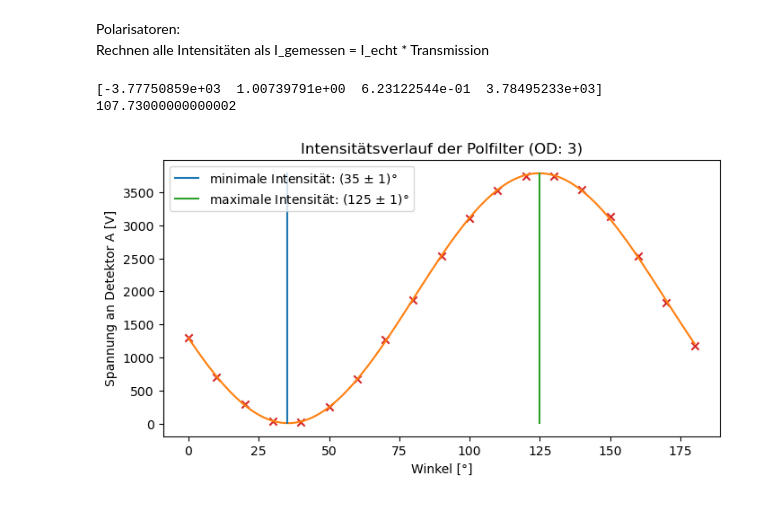
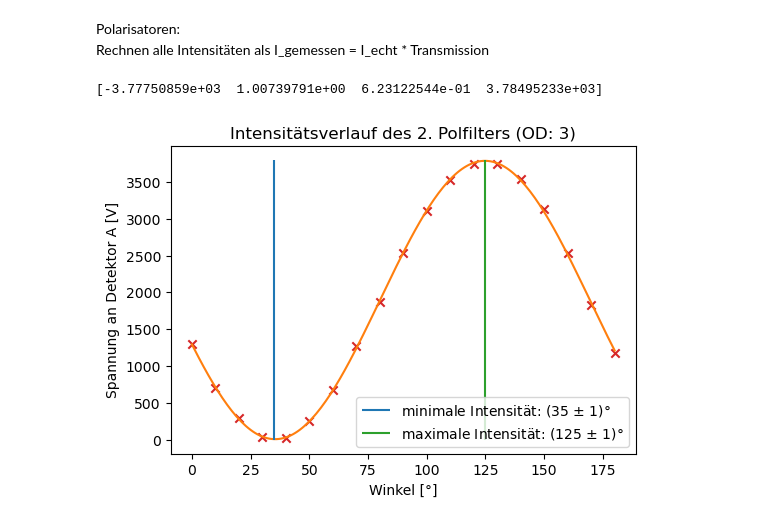
Before and after one commit to hannes-ebe/F-Prak-B, a Jupyter notebook: MOKE/polfilter.ipynb, the cells around one changed output. Cells and saved outputs as stored; diff of their text form; code cells hidden in the pictures.

```diff
--- a/MOKE/polfilter.ipynb
+++ b/MOKE/polfilter.ipynb
@@ -60,37 +60,33 @@ def measured_to_real(data,nd):
 pol2 = np.arange(0,181,10)
 pol2_intensity = np.array([1.30,0.70,0.29,0.04,0.03,0.25,0.68,1.27,1.87,2.54,3.11,3.52,3.74,3.74,3.54,3.13,2.54,1.83,1.18])
 pol2_intensity = measured_to_real(pol2_intensity,3)
 
 popt, pcov = curve_fit(malus,pol2,pol2_intensity,p0=[3500,1,1,1])
 I_0, A, B, C = popt
 print(popt)
 
 # Scatter-Plot Daten
-plt.figure(figsize=(8,4))
+plt.figure(figsize=(6,4))
 plt.xlabel('Winkel [°]')
 plt.ylabel('Spannung an Detektor A [V]')
-plt.title('Intensitätsverlauf der Polfilter (OD: 3)')
+plt.title('Intensitätsverlauf des 2. Polfilters (OD: 3)')
 plt.scatter(pol2,pol2_intensity,marker='x',color='tab:red')
 
 # Fit Malus-Gesetz
 xfit = np.arange(0,181,1)
 yfit = malus(xfit,I_0,A,B,C)
 plt.plot(xfit,yfit,color='tab:orange')
 
 min_index = np.argmin(yfit)
 max_index = np.argmax(yfit)
 minimum = xfit[min_index]
 maximum = xfit[max_index]
 plt.vlines(minimum,ymin=0,ymax=3800,colors='tab:blue',label=f'minimale Intensität: ({minimum} $\pm~1$)°')
 plt.vlines(maximum,ymin=0,ymax=3800,colors='tab:green',label=f'maximale Intensität: ({maximum} $\pm~1$)°')
 
 
 plt.legend()
 plt.savefig('figures/optiken/polfilter.pdf')
-
-sum = 2.95*2+9.99+1.39+4.19+11.99+14.89+1.99+9.99*2+2.95+1.59+9.99*2+0.95+2.95+8.99
-print(sum)
 # %% [output]
 [-3.77750859e+03  1.00739791e+00  6.23122544e-01  3.78495233e+03]
-107.73000000000002
-[figure, old version]
+[figure, new version]
```
Also changed, not shown: parts of 5 cells of this notebook, 1 other file.
